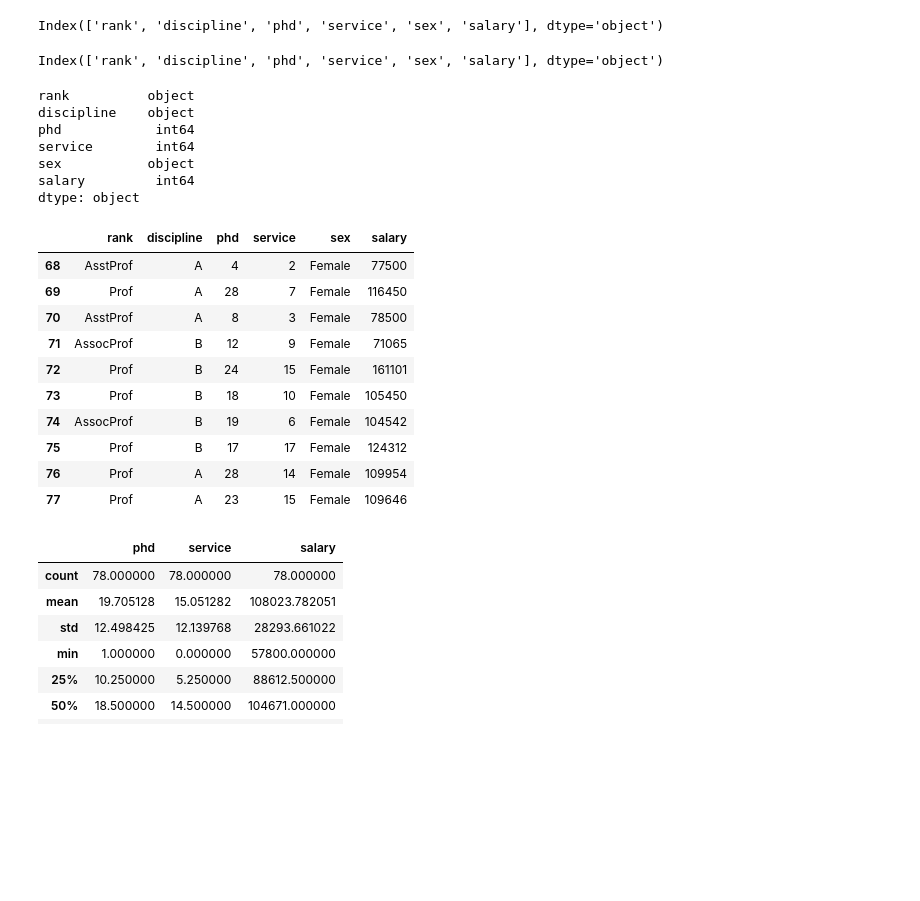
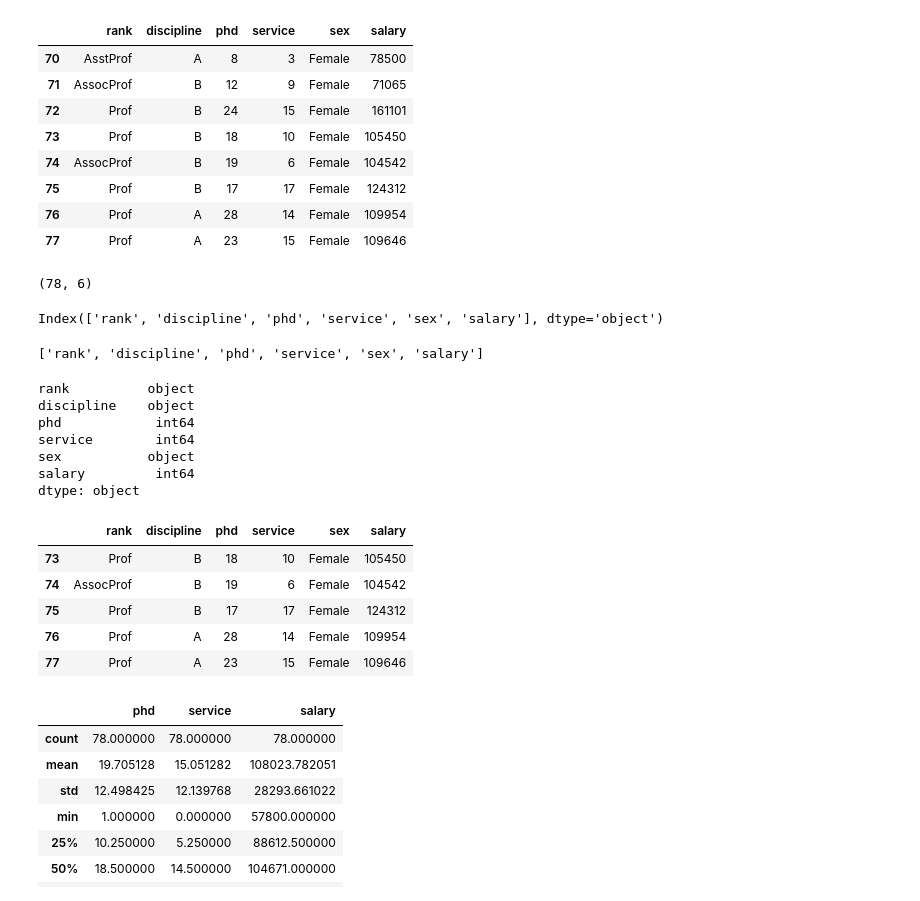
Before and after one commit to rajeshkumarsethi/DataScience_Python_Practices, a Jupyter notebook: 2.Pandas_Introduction/Pandas_Introduction.ipynb, the cells around one changed output. Drawn from its saved outputs; the diff is of its cells as text; code cells hidden in the pictures; blank space fills up the shorter version.

```diff
--- a/2.Pandas_Introduction/Pandas_Introduction.ipynb
+++ b/2.Pandas_Introduction/Pandas_Introduction.ipynb
@@ -4,0 +4,6 @@ df = pd.read_csv("http://rcs.bu.edu/examples/python/data_analysis/Salaries.csv")
+# %%
+#data importing
+
+df = pd.read_csv("C:/Users/Vikas Srivastava/Desktop/ExcelR/Latest DS Material/Day 5-Python Intro/salaries.csv")
+
+#df = pd.read_excel("your_path/salaries.xlsx", sheet_name = 'sheet2')
@@ -14,11 +40,27 @@ df.head()
+# %%
+df.tail(8)
+# %% [output]
+|  | rank | discipline | phd | service | sex | salary |
+| 70 | AsstProf | A | 8 | 3 | Female | 78500 |
+| 71 | AssocProf | B | 12 | 9 | Female | 71065 |
+| 72 | Prof | B | 24 | 15 | Female | 161101 |
+| 73 | Prof | B | 18 | 10 | Female | 105450 |
+| 74 | AssocProf | B | 19 | 6 | Female | 104542 |
+| 75 | Prof | B | 17 | 17 | Female | 124312 |
+| 76 | Prof | A | 28 | 14 | Female | 109954 |
+| 77 | Prof | A | 23 | 15 | Female | 109646 |
+# %%
+df.shape
+# %% [output]
+(78, 6)
 # %%
 df.columns
 # %% [output]
 Index(['rank', 'discipline', 'phd', 'service', 'sex', 'salary'], dtype='object')
 # %%
-df.columns
+df.columns.to_list()
 # %% [output]
-Index(['rank', 'discipline', 'phd', 'service', 'sex', 'salary'], dtype='object')
+['rank', 'discipline', 'phd', 'service', 'sex', 'salary']
 # %%
 df.dtypes
 # %% [output]
@@ -30,14 +72,9 @@ sex           object
 salary         int64
 dtype: object
 # %%
-df.tail(10)
+df.tail()
 # %% [output]
 |  | rank | discipline | phd | service | sex | salary |
-| 68 | AsstProf | A | 4 | 2 | Female | 77500 |
-| 69 | Prof | A | 28 | 7 | Female | 116450 |
-| 70 | AsstProf | A | 8 | 3 | Female | 78500 |
-| 71 | AssocProf | B | 12 | 9 | Female | 71065 |
-| 72 | Prof | B | 24 | 15 | Female | 161101 |
 | 73 | Prof | B | 18 | 10 | Female | 105450 |
 | 74 | AssocProf | B | 19 | 6 | Female | 104542 |
 | 75 | Prof | B | 17 | 17 | Female | 124312 |
```
Also changed, not shown: parts of 42 cells of this notebook.
